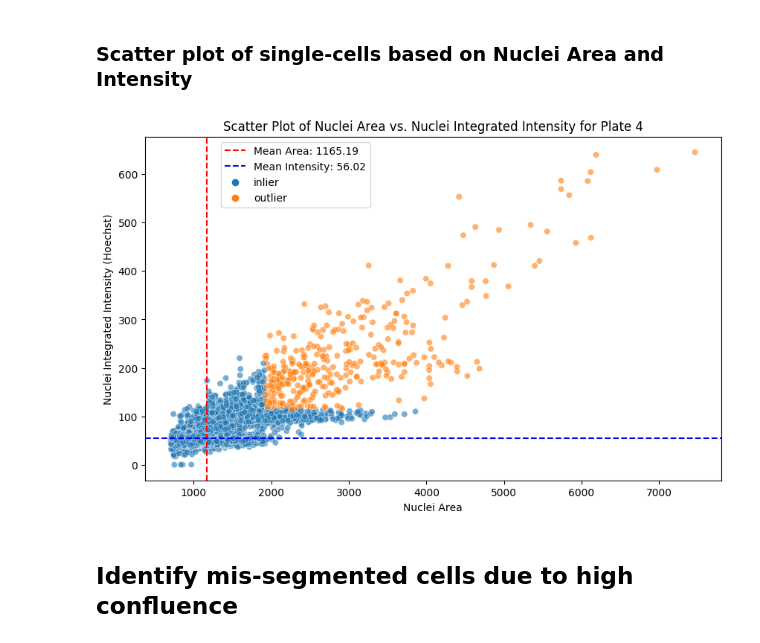
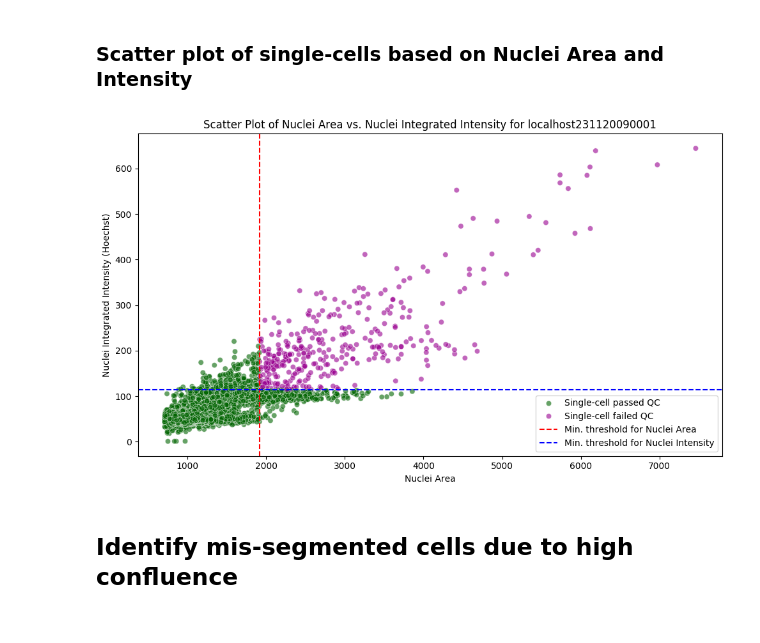
Before and after one commit to WayScience/cellpainting_predicts_cardiac_fibrosis, a Jupyter notebook: 3.process_cfret_features/1.sc_quality_control.ipynb, the cells around one changed output. Saved outputs shown, nothing was run; the diff lists cells and outputs as text; code cells hidden in the pictures.

Commit message:
add saving figures and drop na columns

```diff
--- a/3.process_cfret_features/1.sc_quality_control.ipynb
+++ b/3.process_cfret_features/1.sc_quality_control.ipynb
@@ -108,43 +115,50 @@ Intensity Max: 644.2570542618632
 ### Scatter plot of single-cells based on Nuclei Area and Intensity
 # %%
 # Set the default value to 'inlier'
-plate_4_df['Outlier_Status'] = 'inlier'
+plate_4_df['Outlier_Status'] = 'Single-cell passed QC'
 
 # Update the 'Outlier_Status' column based on the outliers DataFrame using index
-plate_4_df.loc[plate_4_df.index.isin(nuclei_outliers_df.index), 'Outlier_Status'] = 'outlier'
+plate_4_df.loc[plate_4_df.index.isin(nuclei_outliers_df.index), 'Outlier_Status'] = 'Single-cell failed QC'
 
 # Create scatter plot
 plt.figure(figsize=(10, 6))
-sns.scatterplot(
+plot = sns.scatterplot(
     data=plate_4_df,
     x="Nuclei_AreaShape_Area",
     y="Nuclei_Intensity_IntegratedIntensity_Hoechst",
     hue="Outlier_Status",
+    palette={'Single-cell passed QC': '#006400', 'Single-cell failed QC': '#990090'},  # Specify colors
     alpha=0.6
 )
 
-# Add mean lines
+# Add threshold lines
 plt.axvline(
-    x=plate_4_df["Nuclei_AreaShape_Area"].mean(),
+    x=1917.0,
     color="r",
     linestyle="--",
-    label=f'Mean Area: {plate_4_df["Nuclei_AreaShape_Area"].mean():.2f}',
+    label='Min. threshold for Nuclei Area'
 )
 plt.axhline(
-    y=plate_4_df["Nuclei_Intensity_IntegratedIntensity_Hoechst"].mean(),
+    y=114.0,
     color="b",
     linestyle="--",
-    label=f'Mean Intensity: {plate_4_df["Nuclei_Intensity_IntegratedIntensity_Hoechst"].mean():.2f}',
+    label='Min. threshold for Nuclei Intensity'
 )
 
-plt.title("Scatter Plot of Nuclei Area vs. Nuclei Integrated Intensity for Plate 4")
+plt.title(f"Scatter Plot of Nuclei Area vs. Nuclei Integrated Intensity for {plate}")
 plt.xlabel("Nuclei Area")
 plt.ylabel("Nuclei Integrated Intensity (Hoechst)")
-# Move legend to bottom right
-plt.legend(loc='upper right', bbox_to_anchor=(0.4, 1.0), prop={'size': 10})
+plt.tight_layout()
+
+# Show the legend
+plt.legend(loc='lower right', bbox_to_anchor=(1.0, 0), prop={'size': 10})
+
+# Save figure
+plt.savefig(pathlib.Path(f"{qc_fig_dir}/{plate}_nuclei_outliers.png"), dpi=500)
+
 plt.show()
 # %% [output]
-[figure, old version]
+[figure, new version]
 # %% [markdown]
 ## Identify mis-segmented cells due to high confluence
 # %% [markdown]
```
Also changed, not shown: parts of 4 cells of this notebook, 7 other files.
